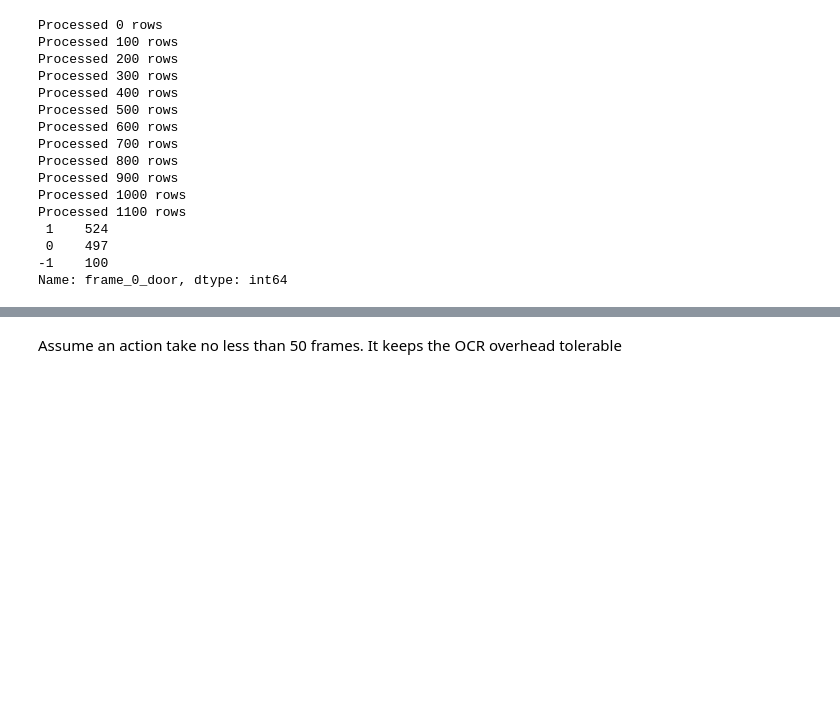
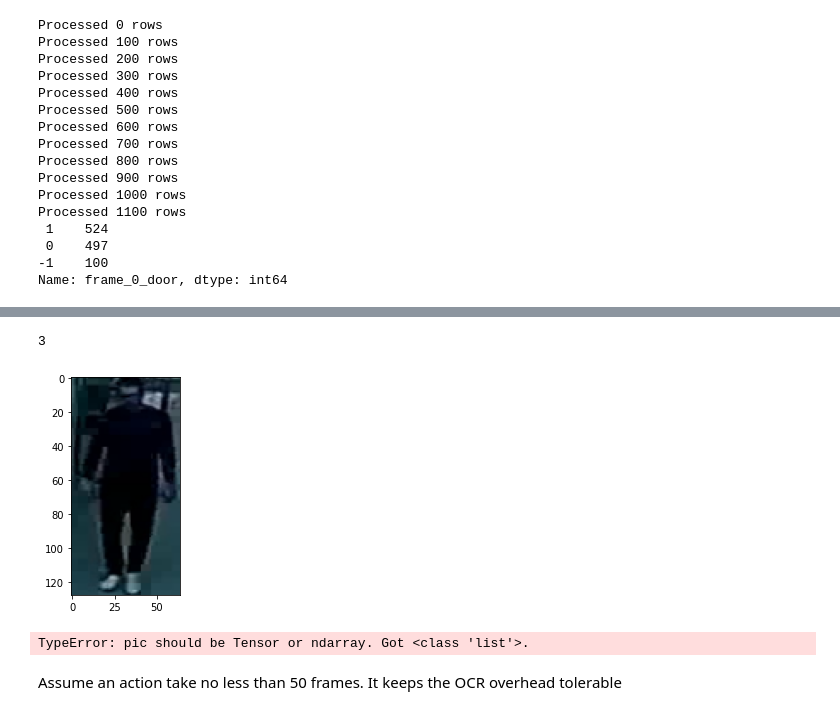
Before and after one commit to cheremnov/Irkutsk2022Competition, a Jupyter notebook: yolo_baseline.ipynb, the cells around one changed output, grey strips where cells are left out. Cells and saved outputs as stored; diff of their text form; code cells hidden in the pictures; blank space fills up the shorter version.

```diff
--- a/yolo_baseline.ipynb
+++ b/yolo_baseline.ipynb
@@ -895,0 +934,24 @@ Name: frame_0_door, dtype: int64
+# %%
+def exclude_unfit_actions(df):
+    """ Exclude actions that are not suitable for training.
+    """
+    df = df[(~df['bbox_0'].isin([[-1, -1, -1, -1]])) |
+            (~df['bbox_1'].isin([[-1, -1, -1, -1]])) |
+            (~df['bbox_2'].isin([[-1, -1, -1, -1]])) |
+            (~df['bbox_3'].isin([[-1, -1, -1, -1]]))]
+    df = df[df["average_persons_cnt"] <= 1]
+    return df
+
+if PREPARE_AUGMENTED_DATASET:
+    # Load the train dataset
+    augmented_train_with_links_df = load_augmented_dataset("augmented_train_with_links.csv")
+
+    print(len(augmented_train_with_links_df))
+    # Filter out the actions without employees in any of the 4 frames (the ones where all bboxes are [-1, -1, -1, -1])
+    augmented_train_with_links_df = exclude_unfit_actions(augmented_train_with_links_df)
+    print(len(augmented_train_with_links_df))
+    # Per each employee, select 5 samples from the dataset
+    employee_imgs_df = augmented_train_with_links_df.groupby("employee").apply(lambda x: x.sample(n=10, random_state=42))
+    employee_imgs_test_df = augmented_train_with_links_df[~augmented_train_with_links_df["id"].isin(employee_imgs_df["id"].unique())]
+    employee_imgs_test_df = employee_imgs_test_df.groupby("employee").apply(lambda x: x.sample(n=min(len(x), 10), random_state=42))
+    print(employee_imgs_df.head())
@@ -895,0 +1220,5 @@ Name: frame_0_door, dtype: int64
+# %%
+employee_img_clf_model = torch.hub.load('pytorch/vision:v0.6.0', 'resnet18', pretrained=True)
+employee_img_clf_model.fc = torch.nn.Linear(employee_img_clf_model.fc.in_features, 12)
+employee_img_clf_model.load_state_dict(torch.load("models/resnet_employee_classifier_5_epochs.pth"))
+employee_img_clf_model.eval()
@@ -896,2 +1244,20 @@ Name: frame_0_door, dtype: int64
+# %%
+if PREPARE_AUGMENTED_DATASET:
+    # Predict on a random sample from the test set
+    test_sample = balanced_employee_imgs_test_df[~balanced_employee_imgs_test_df['bbox_1'].isin([[-1, -1, -1, -1]])].sample(n=1)
+    print(test_sample["employee"].values[0])
+    test_sample_img = load_employee_image(test_sample["frame_50"].values[0], test_sample["bbox_1"].values[0], convert_to_vector=False)
+    plt.imshow(test_sample_img)
+    plt.show()
+    print(torch.max(employee_img_clf_model(transforms.Compose([
+        transforms.ToPILImage(),
+        transforms.Resize((224, 224)),
+        transforms.ToTensor(),
+        transforms.Normalize((0.5, 0.5, 0.5), (0.5, 0.5, 0.5))
+    ])([test_sample_img])), 1))
+# %% [output]
+3
+[figure, added]
+TypeError: pic should be Tensor or ndarray. Got <class 'list'>.
 # %% [markdown]
 Assume an action take no less than 50 frames. It keeps the OCR overhead tolerable
```
Also changed, not shown: parts of 49 cells of this notebook, 5 other files.
